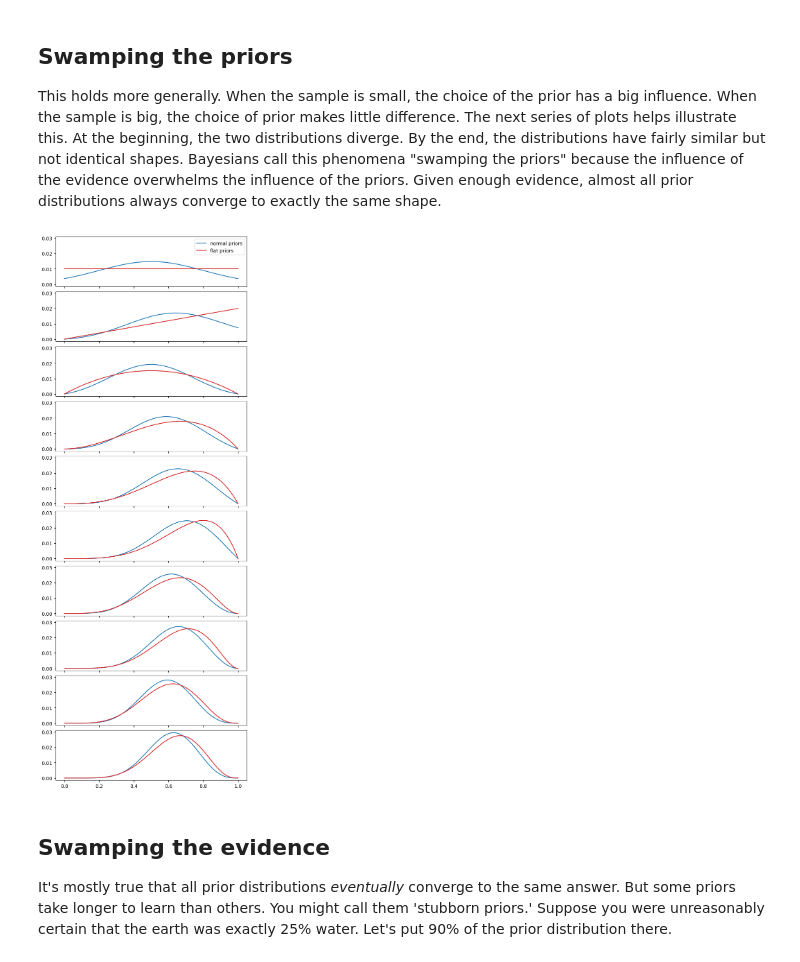
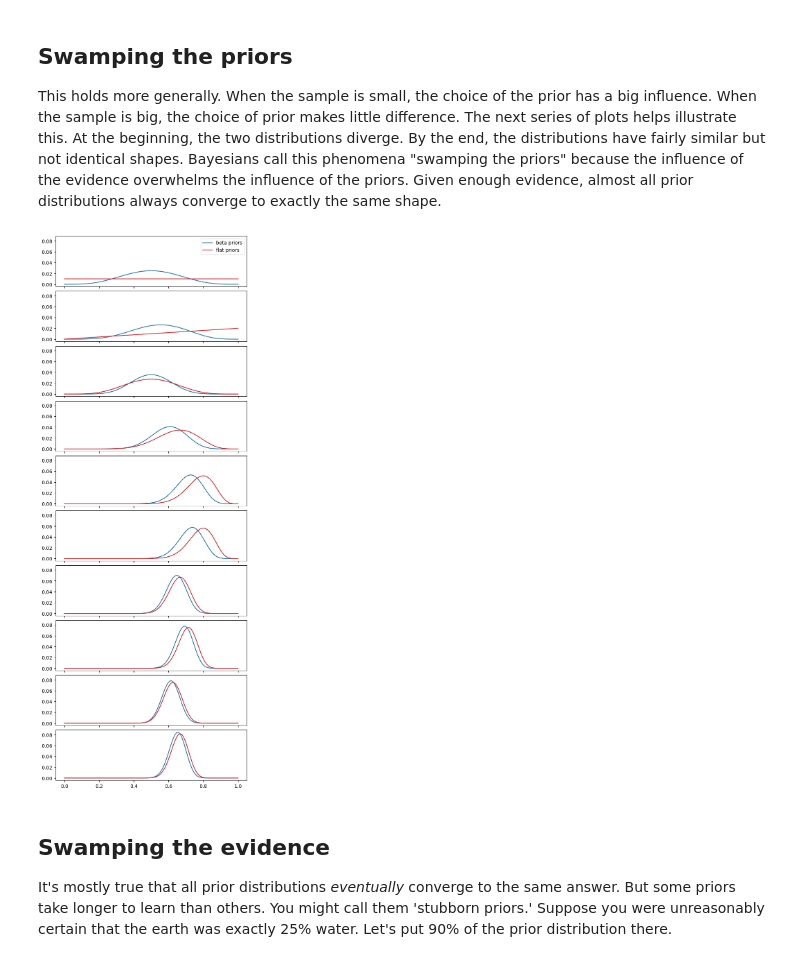
Before and after one commit to daniel-saunders-phil/cogs-303, a Jupyter notebook: lectures/Lecture 9 - The Grid Approximation Algorithm.ipynb, the cells around one changed output. Saved outputs shown, nothing was run; the diff lists cells and outputs as text; code cells hidden in the pictures.

```diff
--- a/lectures/Lecture 9 - The Grid Approximation Algorithm.ipynb
+++ b/lectures/Lecture 9 - The Grid Approximation Algorithm.ipynb
@@ -331,7 +331,7 @@ for i in range(len(k)):
     posterior = likelihoods * prior_distribution
     posterior = posterior / sum(posterior)
     ax[i+1].plot(p_grid,posterior,label=(str(i+1) + " tosses"))
-    ax[i+1].legend()
+    ax[i+1].legend(loc='upper left')
     ax[i+1].axvline(x=0.71,color="orange")
 
 
@@ -550,40 +549,40 @@ plt.show()
 
 This holds more generally. When the sample is small, the choice of the prior has a big influence. When the sample is big, the choice of prior makes little difference. The next series of plots helps illustrate this. At the beginning, the two distributions diverge. By the end, the distributions have fairly similar but not identical shapes. Bayesians call this phenomena "swamping the priors" because the influence of the evidence overwhelms the influence of the priors. Given enough evidence, almost all prior distributions always converge to exactly the same shape.
 # %%
-# All together now - comparing a normal and flat prior distribution
+# All together now - comparing a beta(5,5) and flat prior distribution
 
 import numpy as np
 import matplotlib.pyplot as plt
 from scipy import stats
 
-k = [1,1,2,3,4,4,5,5,6]
-n = [1,2,3,4,5,6,7,8,9]
+k = [1,5,10,20,24,40,50,50,60]
+n = [1,10,15,25,30,60,70,80,90]
 
 f, ax = plt.subplots(len(k)+1,sharex=True,sharey=True, figsize=(6, 16), constrained_layout=True)
 
 grain = 100 # 100 hypotheses
 p_grid = np.linspace(0,1,grain)
 
-prior_distribution_1 = stats.norm(0.5,0.3).pdf(p_grid)
+prior_distribution_1 = stats.beta(5,5).pdf(p_grid)
 prior_distribution_1 = prior_distribution_1 / sum(prior_distribution_1)
 prior_distribution_2 = np.ones(grain) / sum(np.ones(grain))
 
-ax[0].plot(p_grid,prior_distribution_1,label="normal priors",color="tab:blue")
+ax[0].plot(p_grid,prior_distribution_1,label="beta priors",color="tab:blue")
 ax[0].plot(p_grid,prior_distribution_2,label="flat priors",color="tab:red")
 ax[0].legend()
 
 for i in range(len(k)):
     likelihoods = stats.binom.pmf(k[i], n[i], p=p_grid)
     posterior_1 = likelihoods * prior_distribution_1
     posterior_1 = posterior_1 / sum(posterior_1)
 
     posterior_2 = likelihoods * prior_distribution_2
     posterior_2 = posterior_2 / sum(posterior_2)
 
     ax[i+1].plot(p_grid,posterior_1,color="tab:blue")
     ax[i+1].plot(p_grid,posterior_2,color="tab:red")
 # %% [output]
-[figure, old version]
+[figure, new version]
 # %% [markdown]
 ## Swamping the evidence
 
```
Also changed, not shown: parts of 9 cells of this notebook, 11 other files.
